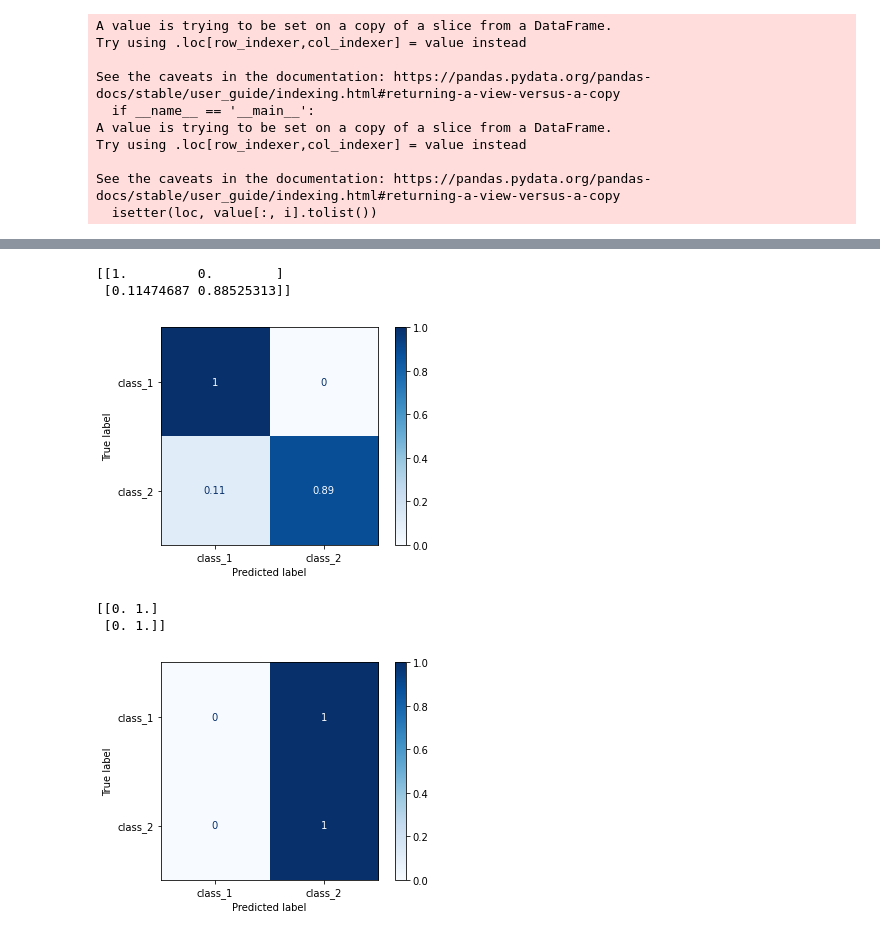
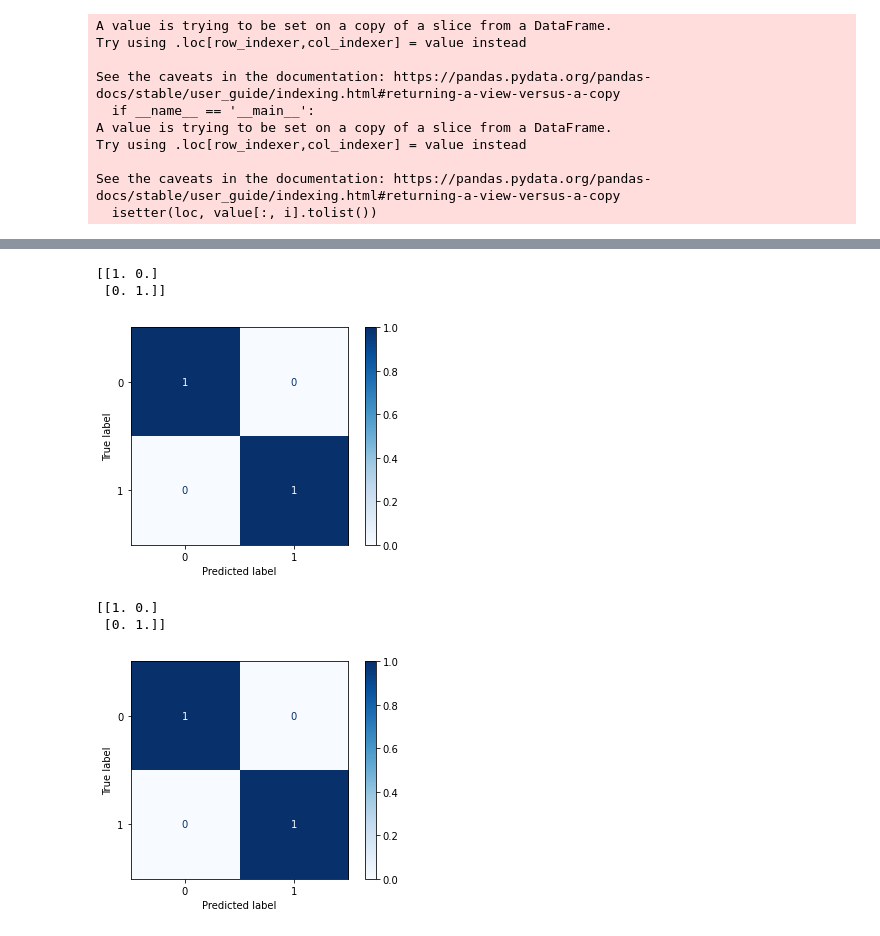
Before and after one commit to anaidg/gestion_cartera, a Jupyter notebook: Proyecto_Gestion_CarteraSS.ipynb, the cells around one changed output, grey strips where cells are left out. Drawn from its saved outputs; the diff is of its cells as text; code cells hidden in the pictures.

```diff
--- a/Proyecto_Gestion_CarteraSS.ipynb
+++ b/Proyecto_Gestion_CarteraSS.ipynb
@@ -274,7 +283,7 @@ from sklearn.preprocessing import LabelEncoder #Codificar sólo las categóricas
 
 LE = LabelEncoder()
 
-columns = ['Mes_Id', 'Uen_Arp_Id', 'Uen_Arp_Id', 'Regional_Arp_Id', 'Oficina_Arp_Id', 'Tamano_Empresa_Arp_Id', 'Estado_Empresa_Arp_Id', 'Sector_Economico_Id', 'clasificacion_riesgo']
+columns = ['Mes_Id', 'Uen_Arp_Id', 'Uen_Arp_Id', 'Regional_Arp_Id', 'Oficina_Arp_Id', 'Tamano_Empresa_Arp_Id', 'Sector_Economico_Id', 'clasificacion_riesgo']
 
 for col in columns:
   df[col] = LE.fit_transform(df[col])
@@ -309,7 +318,7 @@ dtypes: float64(13), int64(16)
 memory usage: 229.2 MB
 # %%
 df2 = df.copy()
-X = df2.drop(['id', 'en_cartera', 'Estado_Empresa_Arp_Id'], axis=1)
+X = df2.drop(['id', 'en_cartera'], axis=1)
 y = df2['en_cartera']
 X, y
 # %% [output]
@@ -343,12 +352,19 @@ y.shape
 
 from sklearn.model_selection import train_test_split #K-Fold
 
-X_train, X_test, y_train, y_test = train_test_split(X, y, test_size=0.2, random_state=0)
-X_test, X_validate, y_test, y_validate = train_test_split(X_test, y_test, test_size=0.5, random_state=0)
+# Prueba 1
+#X_train, X_test, y_train, y_test = train_test_split(X, y, test_size=0.3, random_state=1)
 
-# Si se estratificara...
-#X_train, X_test, y_train, y_test = train_test_split(X, y, test_size=0.2, random_state=0, stratify=y)
-#X_test, X_validate, y_test, y_validate = train_test_split(X_test, y_test, test_size=0.5, random_state=0, stratify=y_test)
+# Prueba 2 (Validación)
+#X_train, X_test, y_train, y_test = train_test_split(X, y, test_size=0.2, random_state=0)
+#X_test, X_val, y_test, y_val = train_test_split(X_test, y_test, test_size=0.5, random_state=0)
+
+# Prueba 3 (Estratificación)
+#X_train, X_test, y_train, y_test = train_test_split(X, y, test_size=0.3, random_state=0, stratify=y)
+
+# Prueba 4 (Validación + Estratificación)
+X_train, X_test, y_train, y_test = train_test_split(X, y, test_size=0.2, random_state=0, stratify=y)
+X_test, X_val, y_test, y_val = train_test_split(X_test, y_test, test_size=0.5, random_state=0, stratify=y_test)
 # %%
 from sklearn.preprocessing import StandardScaler #Escalar sólo las numéricas
 
@@ -356,7 +372,7 @@ SS = StandardScaler()
 
 col_names = ['cant_siniestros', 'cant_novedades', 'Nro_afiliados', 'avg_Valor_Salario', 'IBC', 'Numero_Dias_Esperados', 'Numero_Dias_Reportados', 'Numero_Total_Coberturas', 'Valor_Cotizacion_Esperada', 'Valor_Cotizacion_Reportada', 'Valor_Ingreso_Base_Liq_Esp', 'Valor_Ingreso_Base_Liq_Rep', 'Valor_Saldo', 'Valor_Tasa_Cotizacion_Esp', 'Valor_Tasa_Cotizacion_Rep', 'valor_cartera', 'valor_cartera_mes_ant', 'cant_dias_pago', 'cant_dias_cobertura']
 
-scaler = SS.fit(X_train[col_names].values)
+scaler = StandardScaler().fit(X_train[col_names].values)
 
 X_train[col_names] = scaler.transform(X_train[col_names].values)
 # %% [output]
@@ -499,27 +605,27 @@ plt.show()
 # %%
 from sklearn.metrics import plot_confusion_matrix
 
-disp = plot_confusion_matrix(clf1, X_test, y_test, display_labels=['class_1','class_2'], cmap=plt.cm.Blues, normalize='true')
+disp = plot_confusion_matrix(clf2, X_test, y_test, display_labels=np.unique(y), cmap=plt.cm.Blues, normalize='true')
 
 print(disp.confusion_matrix)
 
 plt.show()
 # %% [output]
-[[1.         0.        ]
- [0.11474687 0.88525313]]
+[[1. 0.]
+ [0. 1.]]
-[figure, old version]
+[figure, new version]
 # %%
 from sklearn.metrics import plot_confusion_matrix
 
-disp = plot_confusion_matrix(clf1, X_validate, y_validate, display_labels=['class_1','class_2'], cmap=plt.cm.Blues, normalize='true')
+disp = plot_confusion_matrix(clf2, X_val, y_val, display_labels=np.unique(y), cmap=plt.cm.Blues, normalize='true')
 
 print(disp.confusion_matrix)
 
 plt.show()
 # %% [output]
-[[0. 1.]
+[[1. 0.]
  [0. 1.]]
-[figure, old version]
+[figure, new version]
 # %%
 from sklearn.metrics import plot_confusion_matrix
 
```
Also changed, not shown: parts of 31 cells of this notebook.
